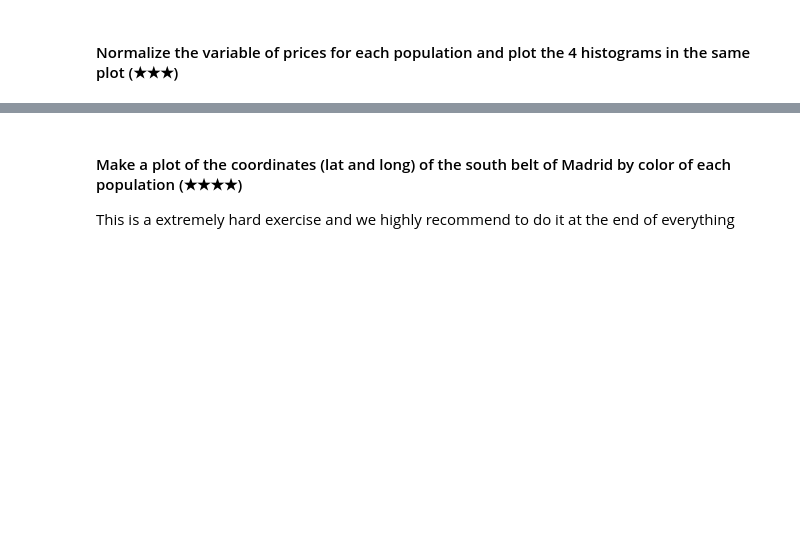
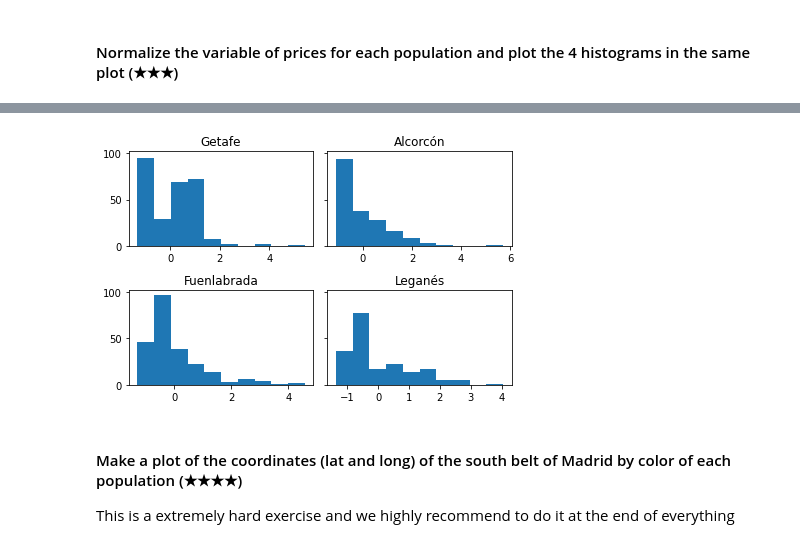
Before and after one commit to andreaj-it/realestate-datacleanup-exercise, a Jupyter notebook: project.ipynb, the cells around one changed output, grey strips where cells are left out. Drawn from its saved outputs; the diff is of its cells as text; code cells hidden in the pictures; blank space fills up the shorter version.

```diff
--- a/project.ipynb
+++ b/project.ipynb
@@ -143,2 +180,11 @@ plt.show()
 # %% [markdown]
 #### Normalize the variable of prices for each population and plot the 4 histograms in the same plot (★★★)
+# %%
+# Normalizo la variable precio y creo una nueva variable (price_st)
+# La normalizo restando la media y dividiendo por el desvío estándar, de modo que la variable normalizada
+# tenga media 0 y desvío estándar igual a 1
+
+import numpy as np
+df["price_st"] = df.groupby(["level5"])["price"].transform(lambda x: (x-np.mean(x))/(np.std(x)))
+
+df.head()
@@ -145,3 +233,19 @@ plt.show()
+# %%
+# histograma de las 4 zonas, excluyo las que tienen precio menor a 0
+
+fig, ax = plt.subplots(2, 2, sharey = True)
+ax[0, 0].hist(df.loc[(df["level5"]=="Getafe") & (df["price"]>0),"price_st"])
+ax[0, 1].hist(df.loc[(df["level5"]=="Alcorcón") & (df["price"]>0),"price_st"])
+ax[1, 0].hist(df.loc[(df["level5"]=="Fuenlabrada") & (df["price"]>0),"price_st"])
+ax[1, 1].hist(df.loc[(df["level5"]=="Leganés") & (df["price"]>0),"price_st"])
+ax[0, 0].set_title('Getafe')
+ax[0, 1].set_title('Alcorcón')
+ax[1, 0].set_title('Fuenlabrada')
+ax[1, 1].set_title('Leganés')
+plt.tight_layout() # evita que se superpongan las etiquetas de los ejes con los títulos
+plt.show()
+# %% [output]
+[figure, added]
 # %% [markdown]
 #### Make a plot of the coordinates (lat and long) of the south belt of Madrid by color of each population (★★★★)
 This is a extremely hard exercise and we highly recommend to do it at the end of everything
```
Also changed, not shown: parts of 21 cells of this notebook.
